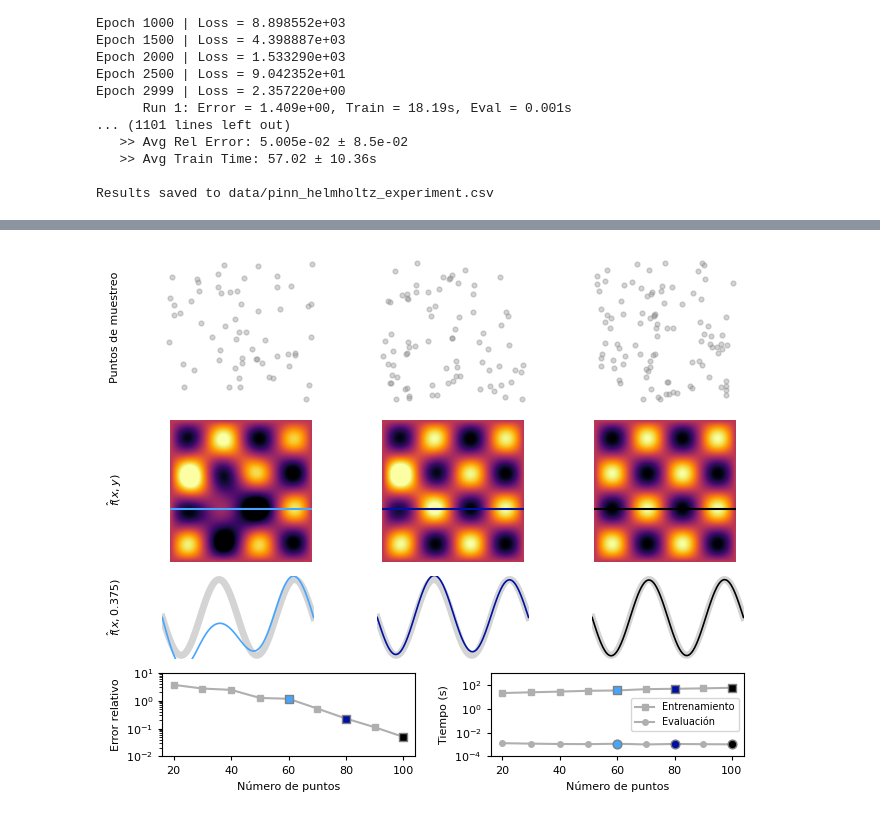
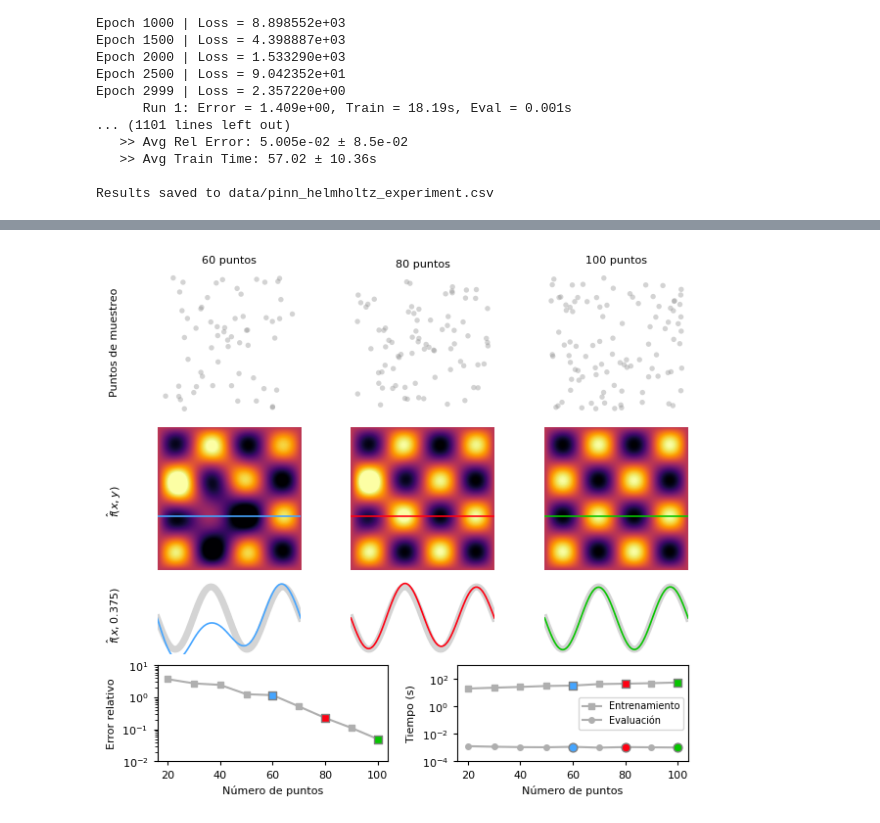
Before and after one commit to oscar-rincon/Review-Seismic-Waves, a Jupyter notebook: main/05_PINNs_helmholz2D/PINNs_helmholtz2D.ipynb, the cells around one changed output, grey strips where cells are left out. Drawn from its saved outputs; the diff is of its cells as text; code cells hidden in the pictures.

```diff
--- a/main/05_PINNs_helmholz2D/PINNs_helmholtz2D.ipynb
+++ b/main/05_PINNs_helmholz2D/PINNs_helmholtz2D.ipynb
@@ -379,11 +266,11 @@ for N in N_values:
 # ==========================================================
 # Configuración de la figura
 # ==========================================================
-fig = plt.figure(figsize=(7.5, 6.5))
-outer_gs = GridSpec(4, 1, height_ratios=[0.9, 0.85, 0.5, 0.5],
-                    figure=fig, hspace=0.12)
+fig = plt.figure(figsize=(7.0, 6.5))
+outer_gs = GridSpec(4, 1, height_ratios=[0.6, 0.6, 0.30, 0.40],
+                    figure=fig, hspace=0.1)
 
-colors = ['#45A5FF', "#0010A1", "#000000"]
+colors = ['#45A5FF', "#ff0012ff", "#07C500"]
 N_examples = [60, 80, 100]
 
 # ==========================================================
@@ -392,38 +279,49 @@ N_examples = [60, 80, 100]
 gs_mesh = outer_gs[0].subgridspec(1, 3, wspace=0.35)
 for i, N in enumerate(N_examples):
     ax = fig.add_subplot(gs_mesh[0, i])
-    ax.scatter(np.random.rand(N), np.random.rand(N), marker='o', color="#919191", s=12.0, alpha=0.4)
+    ax.scatter(np.random.rand(N), np.random.rand(N), marker='o', color="#919191", s=15.0, alpha=0.4, edgecolors='none')
     ax.set_aspect("equal")
     ax.axis("off")
+    # --- Anotar número de puntos ---
+    ax.set_title(f"{N} puntos", fontsize=8, pad=6)
 fig.text(0.055, 0.77, r"Puntos de muestreo", fontsize=8, va="center", ha="left", rotation=90)
 
+
 # ==========================================================
-# Fila 1: Campos predichos
+# Fila 1: Campos predichos (alineados con los cortes)
 # ==========================================================
 gs_top = outer_gs[1].subgridspec(1, 3, wspace=0.35)
+y_line = 0.375  # línea de corte común a ambas filas
 for i, (N, color) in enumerate(zip(N_examples, colors)):
     ax = fig.add_subplot(gs_top[0, i])
     X, Y, F_pred, _ = results_dict[N]
-    ax.imshow(F_pred.T, extent=(0, 1, 0, 1), cmap="inferno", vmin=-1, vmax=1,
-              origin="lower", interpolation="bilinear")
-    y_line = 0.375
-    ax.axhline(y_line, color=color, lw=1.5)
+
+    # Para asegurar alineación exacta en la visualización:
+    ax.imshow(F_pred.T, extent=(0, 1, 0, 1), cmap="inferno",
+              vmin=-1, vmax=1, origin="lower", interpolation="bilinear")
+    ax.axhline(y_line, color=color, lw=1.2)
     ax.set_aspect("equal")
     ax.axis("off")
 fig.text(0.05, 0.52, r"$\hat{f}(x,y)$", fontsize=8, va="center", ha="left", rotation=90)
 
 # ==========================================================
-# Fila 2: Comparación de cortes 1D
+# Fila 2: Comparación de cortes 1D (alineada con la fila 1)
 # ==========================================================
-gs_mid = outer_gs[2].subgridspec(1, 3, wspace=0.42)
+gs_mid = outer_gs[2].subgridspec(1, 3, wspace=0.35)
 for i, (N, color) in enumerate(zip(N_examples, colors)):
     ax = fig.add_subplot(gs_mid[0, i])
     X, Y, F_pred, F_true = results_dict[N]
-    idx = np.argmin(np.abs(Y[:, 0] - 0.375))
+
+    # Tomar el corte en el mismo valor de y que en la fila 1
+    idx = np.argmin(np.abs(Y[:, 0] - y_line))
+
     ax.plot(X[idx, :], F_true[idx, :], '-', color="#D4D4D4", lw=5.0, label="Exacta")
     ax.plot(X[idx, :], F_pred[idx, :], '-', color=color, lw=1.2, label="PINN")
+    # Mostrar etiquetas con un decimal
+    ax.xaxis.set_major_formatter(FormatStrFormatter('%.1f'))
+    ax.yaxis.set_major_formatter(FormatStrFormatter('%.1f'))
     ax.set_xlim(0, 1)
-    ax.set_ylim(-1.1, 1.1)
+    ax.set_ylim(-1.15, 1.15)
     ax.axis("off")
 fig.text(0.05, 0.34, r"$\hat{f}(x,0.375)$", fontsize=8, va="center", ha="left", rotation=90)
 
@@ -431,6 +329,8 @@ fig.text(0.05, 0.34, r"$\hat{f}(x,0.375)$", fontsize=8, va="center", ha="left",
 # Fila inferior: Error y tiempos de cómputo
 # ==========================================================
 gs_bottom = outer_gs[3].subgridspec(1, 2, wspace=0.3)
+plt.subplots_adjust(hspace=0.15)  # ← agrega separación solo entre la 3ª y 4ª fila
+
 ax_errN = fig.add_subplot(gs_bottom[0, 0])
 ax_errT = fig.add_subplot(gs_bottom[0, 1])
 
@@ -445,33 +345,33 @@ for N, color in zip(N_examples, colors):
 
 ax_errN.set_xlabel("Número de puntos")
 ax_errN.set_ylabel("Error relativo")
 ax_errN.set_yscale("log")
 ax_errN.set_ylim(top=1e1, bottom=1e-2)
 
 # --- Tiempos de entrenamiento y evaluación ---
 ax_errT.plot(N_values, train_times, '-', color="#AFAFAF", marker='s',
              markersize=4, label="Entrenamiento")
 ax_errT.plot(N_values, eval_times, '-', color="#AFAFAF", marker='o',
              markersize=4, label="Evaluación")
 
 # Resaltar los tres casos de ejemplo
 for N, color in zip(N_examples, colors):
     idx = np.where(N_values == N)[0][0]
     ax_errT.scatter(N_values[idx], train_times[idx], color=color, marker='s', s=40, edgecolor='gray', zorder=3)
     ax_errT.scatter(N_values[idx], eval_times[idx], color=color, marker='o', s=40, edgecolor='gray', zorder=3)
 
 ax_errT.set_xlabel("Número de puntos")
 ax_errT.set_ylabel("Tiempo (s)")
 ax_errT.set_yscale("log")
 ax_errT.set_ylim(top=1e3, bottom=1e-4)
 ax_errT.legend(fontsize=7)
 
 # ==========================================================
 # Guardar y mostrar figura
 # ==========================================================
 os.makedirs("figs", exist_ok=True)
-plt.savefig("figs/pinn_helmholtz2D_convergence_esp.svg", dpi=150, bbox_inches="tight")
-plt.savefig("figs/pinn_helmholtz2D_convergence_esp.pdf", dpi=150, bbox_inches="tight")
+plt.savefig("figs/08_pinn_helmholtz2D_convergence_esp.svg", dpi=150, bbox_inches="tight")
+plt.savefig("figs/08_pinn_helmholtz2D_convergence_esp.pdf", dpi=150, bbox_inches="tight")
 plt.show()
 # %% [output]
-[figure, old version]
+[figure, new version]
```
Also changed, not shown: parts of 3 cells of this notebook, 21 other files.
